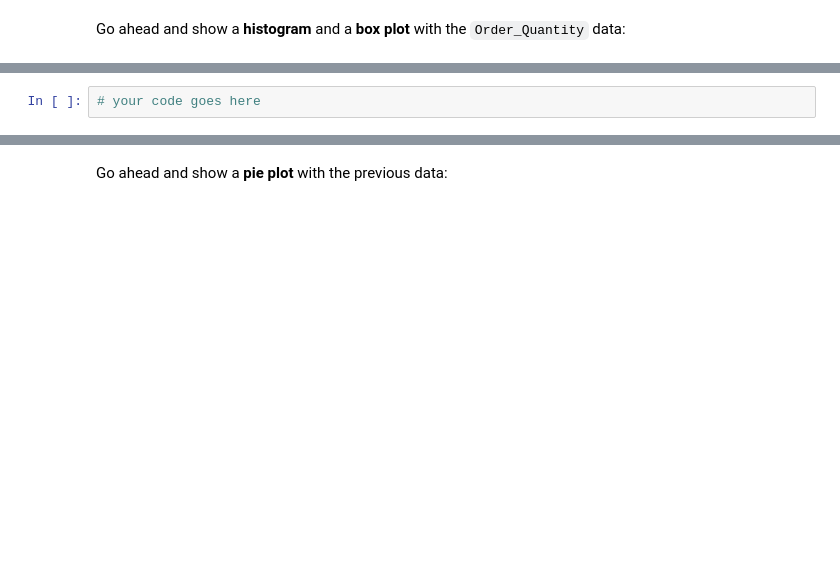
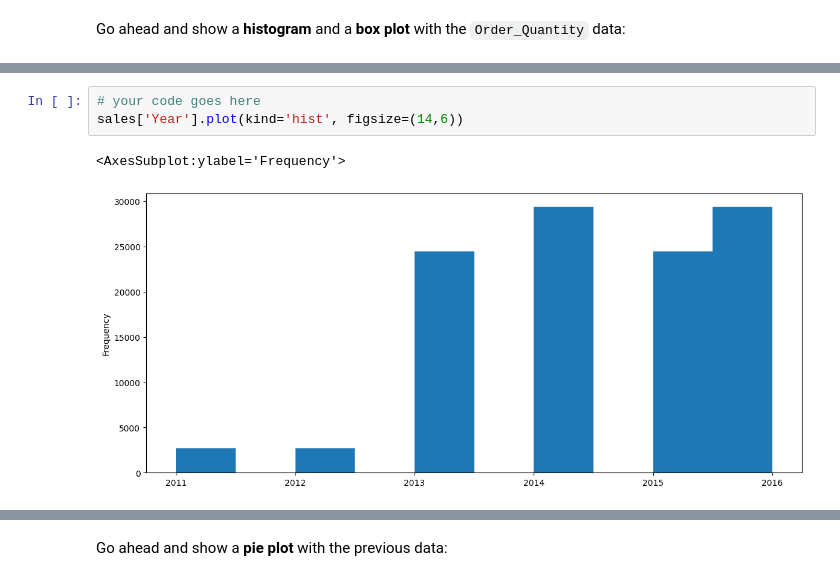
Before and after one commit to jfashe/data-science-python, a Jupyter notebook: python 2/Exercises_1.ipynb, the cells around one changed output, grey strips where cells are left out. Cells and saved outputs as stored; diff of their text form; blank space fills up the shorter version.

```diff
--- a/python 2/Exercises_1.ipynb
+++ b/python 2/Exercises_1.ipynb
@@ -70,5 +99,9 @@ sales['Order_Quantity'].plot(kind='box', vert=False, figsize=(14,6))
 ### How many sales per year do we have?
 # %%
 # your code goes here
+sales['Year'].plot(kind='hist', figsize=(14,6))
+# %% [output]
+<AxesSubplot:ylabel='Frequency'>
+[figure, added]
 # %%
 sales['Year'].value_counts()
```
Also changed, not shown: parts of 40 cells of this notebook.
